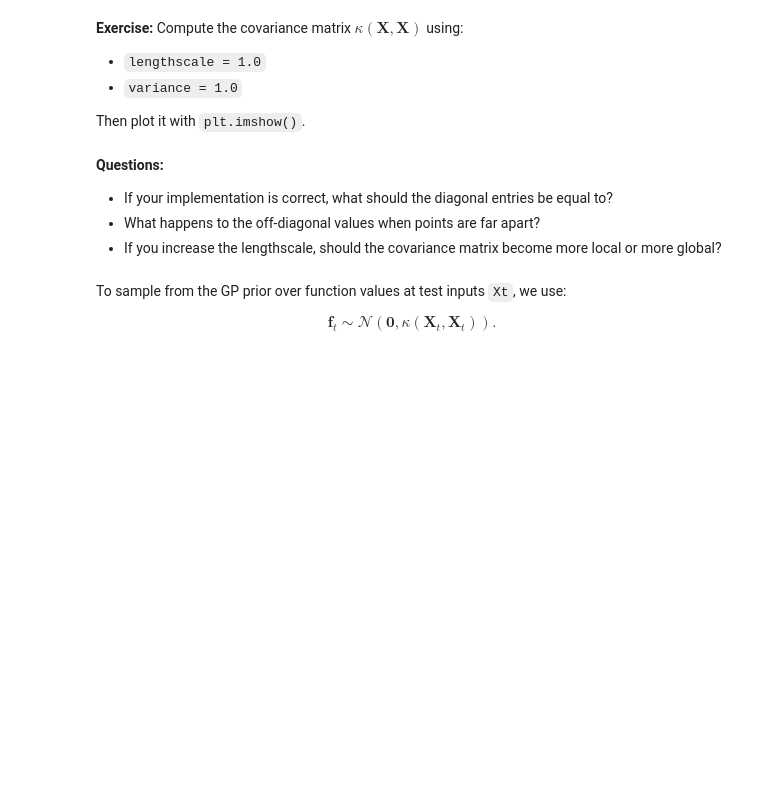
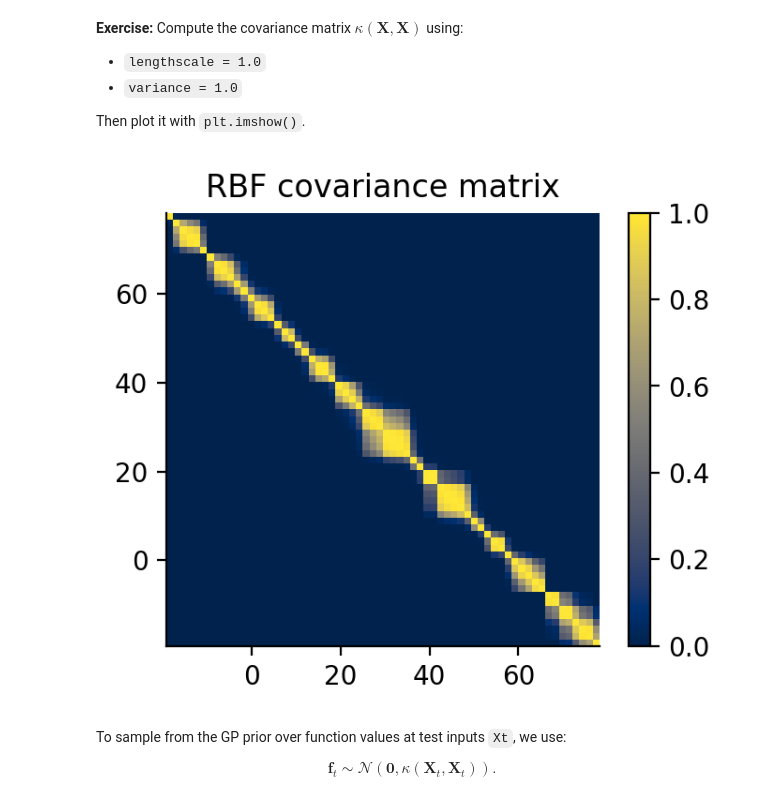
Before and after one commit to mayalorimer/ASI_Labs, a Jupyter notebook: labs/03_Gaussian_Process_Regression.ipynb, the cells around one changed output. Cells and saved outputs as stored; diff of their text form; code cells hidden in the pictures; blank space fills up the shorter version.

```diff
--- a/labs/03_Gaussian_Process_Regression.ipynb
+++ b/labs/03_Gaussian_Process_Regression.ipynb
@@ -186,19 +186,15 @@ Then plot it with `plt.imshow()`.
 # %%
 params = {"lengthscale": 1.0, "variance": 1.0}
 
-# @@ COMPLETE @@
-# K =
+K = rbf_kernel(params, X, X)
 
 fig, ax = plt.subplots(figsize=[4, 3])
 image = ax.imshow(K, extent=[X.min(), X.max(), X.min(), X.max()], cmap="cividis")
 fig.colorbar(image)
 ax.set_title("RBF covariance matrix")
 plt.show()
+# %% [output]
+[figure, added]
-# %% [markdown]
-**Questions:**
-- If your implementation is correct, what should the diagonal entries be equal to?
-- What happens to the off-diagonal values when points are far apart?
-- If you increase the lengthscale, should the covariance matrix become more local or more global?
 # %% [markdown]
 To sample from the GP prior over function values at test inputs `Xt`, we use:
 
```
Also changed, not shown: parts of 2 cells of this notebook.
